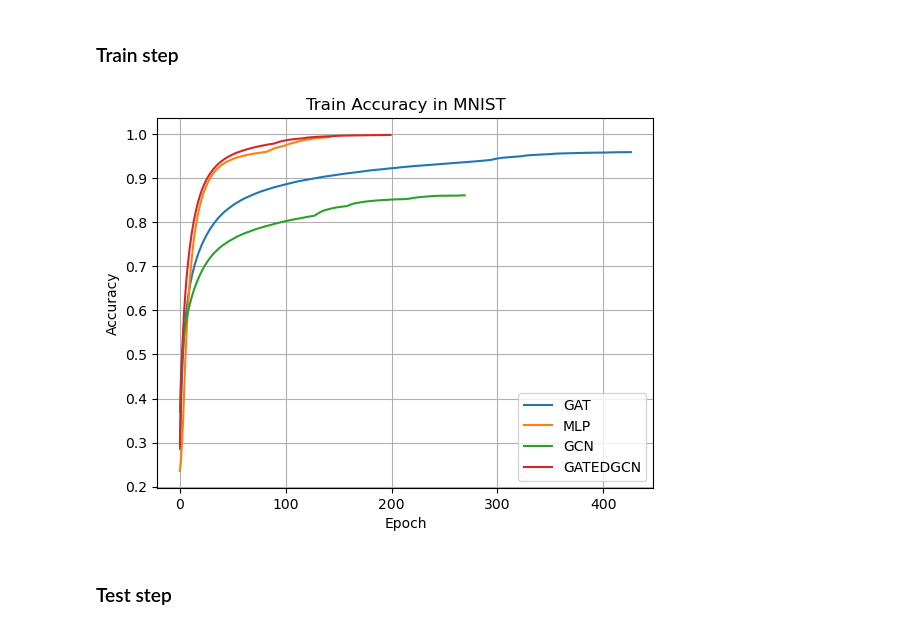
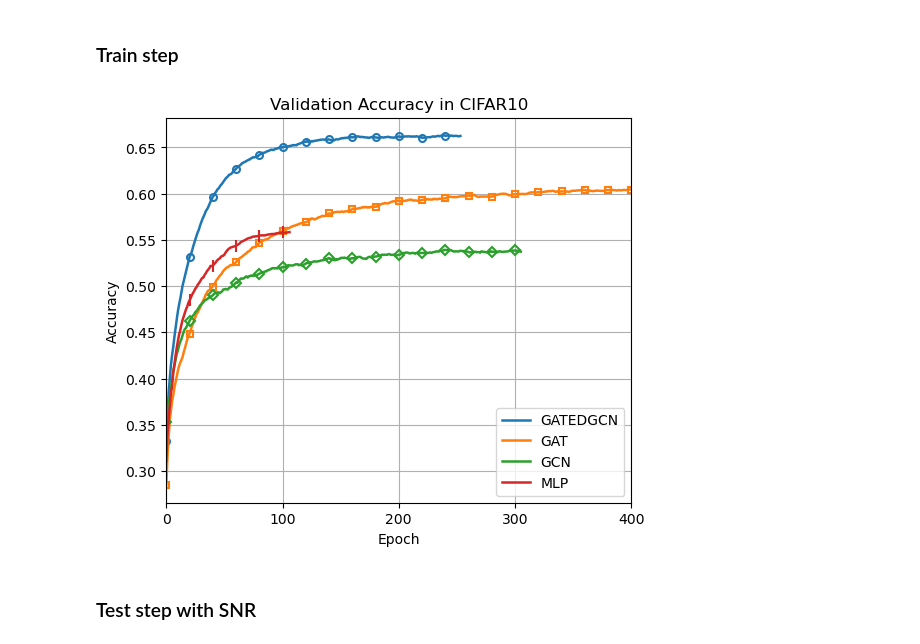
Before and after one commit to chunbaobao/GeNet, a Jupyter notebook: visualization/plot_visualization.ipynb, the cells around one changed output. Cells and saved outputs as stored; diff of their text form; code cells hidden in the pictures.

```diff
--- a/visualization/plot_visualization.ipynb
+++ b/visualization/plot_visualization.ipynb
@@ -42,37 +47,45 @@ os.getcwd()
 # %%
-out_dir = './demo/plot_visualization/'
-if not os.path.exists(out_dir):
-    os.makedirs(out_dir)
 
 dataset_name = 'cifar10'
-dataset_name = 'mnist'
+# dataset_name = 'mnist'
 log_dir = './out/logs'
-parser = 'train'
+parser = 'val'
 tag = '_acc'
 ea = event_multiplexer.EventMultiplexer().AddRunsFromDirectory(log_dir)
 ea.Reload()
-import pandas as pd
-plt.figure()
-for run in ea.Runs().keys():
+plt.figure(figsize=(6,5))
+markers = ['o', 's', 'D', '|']
+index = 0
+for run in sorted(ea.Runs().keys()):
     if dataset_name.upper() in run:
         sc = ea.Scalars(run, parser + '/' + tag)
         df = pd.Series(data=[s.value for s in sc], index=[s.step for s in sc])
         smooth = df.ewm(alpha= 1 - 0.9).mean()
         model_name = run.split('_')[0]
 
 
-        plt.plot([s for s in smooth.index], [s for s in smooth.values], label=model_name)
+        line = plt.plot([s for s in smooth.index], [s for s in smooth.values], label=model_name, linewidth=1.8)
+        plt.plot([s for s in smooth.index][::20], [s for s in smooth.values][::20], linestyle = 'None',
+                marker = markers[index], color = line[0].get_color(), markerfacecolor = 'None', markersize = 8 if markers[index]=='|' else 5, markeredgewidth = 1.5)
+        index += 1
+
 
 
 plt.legend()
 plt.xlabel('Epoch')
 plt.ylabel('Accuracy')
-plt.title('Train Accuracy in ' + dataset_name.upper())
+if tag == '_loss':
+    plt.ylabel('Loss')
+if parser == 'train':
+    plt.title('Train Loss in ' + dataset_name.upper())
+else:
+    plt.title('Validation Accuracy in ' + dataset_name.upper())
 plt.xticks(np.linspace(0, 400, 5))
+plt.xlim(0, 400)
 plt.grid()
-plt.savefig(out_dir + dataset_name + '_' + parser  + tag + '.svg')
+plt.savefig(out_dir + dataset_name + '_' + parser  + tag + '.pdf', pad_inches=0, bbox_inches='tight')
 plt.show()
 # %% [output]
-[figure, old version]
+[figure, new version]
 # %% [markdown]
-### Test step
+### Test step with SNR
```
Also changed, not shown: parts of 7 cells of this notebook, 20 other files.
